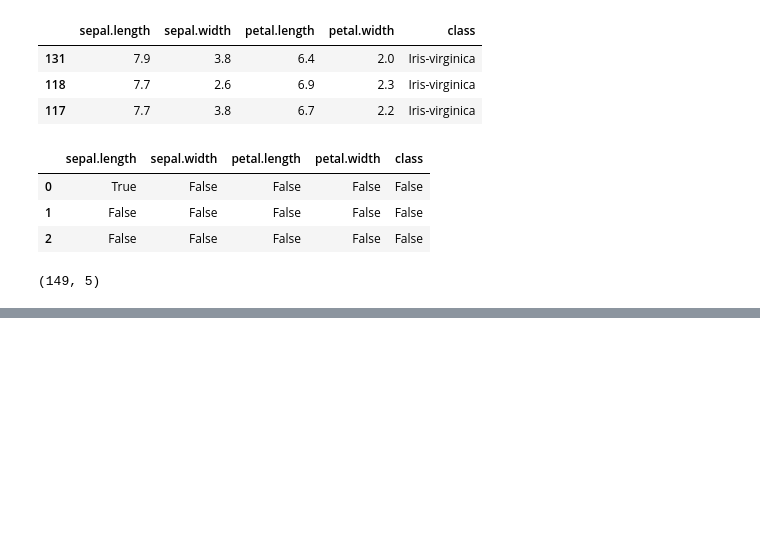
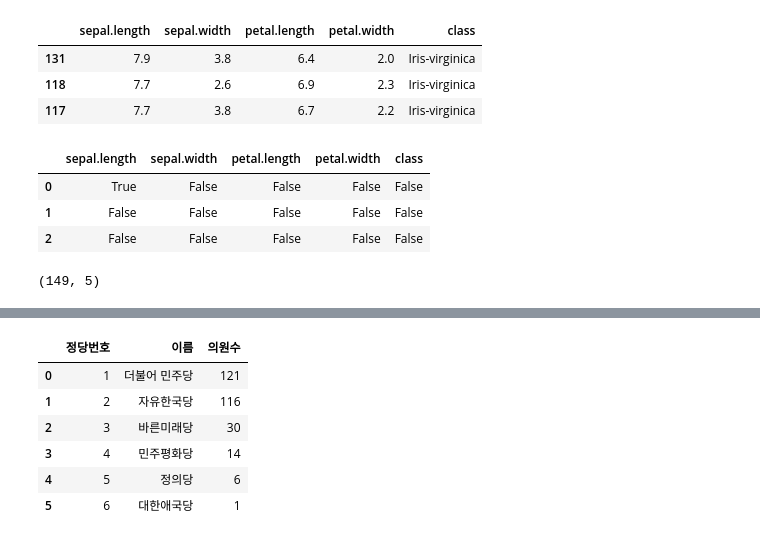
Before and after one commit to Hyunfor/2023_HNU_PythonClass, a Jupyter notebook: 23_05_02_~_데이터사이언스_파이썬_수업_9(8장)_~_10_(_9장_완,_10장_진행,_11장_진행).ipynb, the cells around one changed output, grey strips where cells are left out. Cells and saved outputs as stored; diff of their text form; code cells hidden in the pictures; blank space fills up the shorter version.

```diff
--- a/23_05_02_~_데이터사이언스_파이썬_수업_9(8장)_~_10_(_9장_완,_10장_진행,_11장_진행).ipynb
+++ b/23_05_02_~_데이터사이언스_파이썬_수업_9(8장)_~_10_(_9장_완,_10장_진행,_11장_진행).ipynb
@@ -708,0 +733,12 @@ m_dfi
+# %%
+m_df1_dict = {'정당번호': [1, 2, 3, 4, 5, 6], '이름': ['더불어 민주당', '자유한국당', '바른미래당', '민주평화당', '정의당', '대한애국당'], '의원수': [121, 116, 30, 14, 6, 1]}
+m_df1 = pd.DataFrame(m_df1_dict, columns=['정당번호', '이름', '의원수'])
+m_df1
+# %% [output]
+|  | 정당번호 | 이름 | 의원수 |
+| 0 | 1 | 더불어 민주당 | 121 |
+| 1 | 2 | 자유한국당 | 116 |
+| 2 | 3 | 바른미래당 | 30 |
+| 3 | 4 | 민주평화당 | 14 |
+| 4 | 5 | 정의당 | 6 |
+| 5 | 6 | 대한애국당 | 1 |
```
Also changed, not shown: parts of 9 cells of this notebook.
